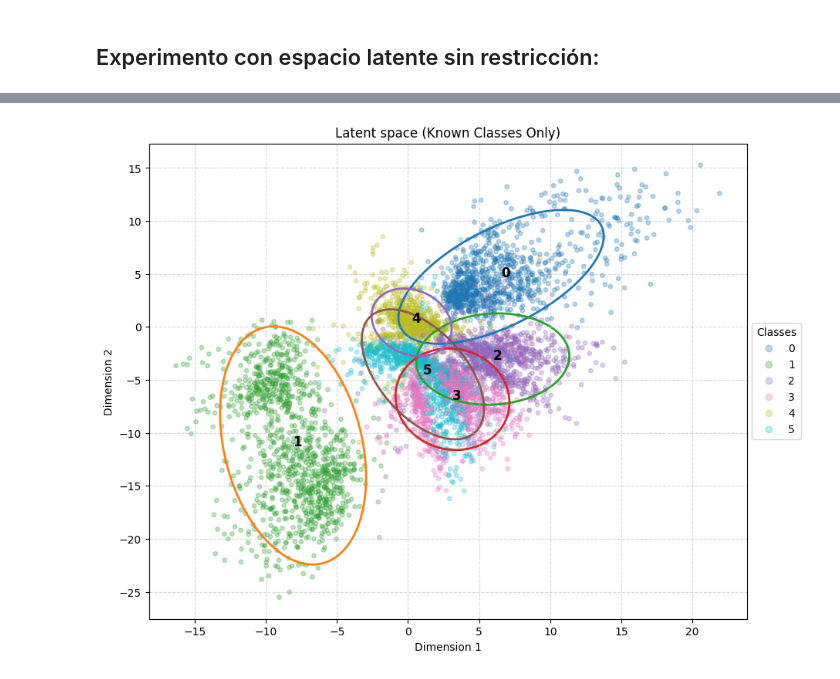
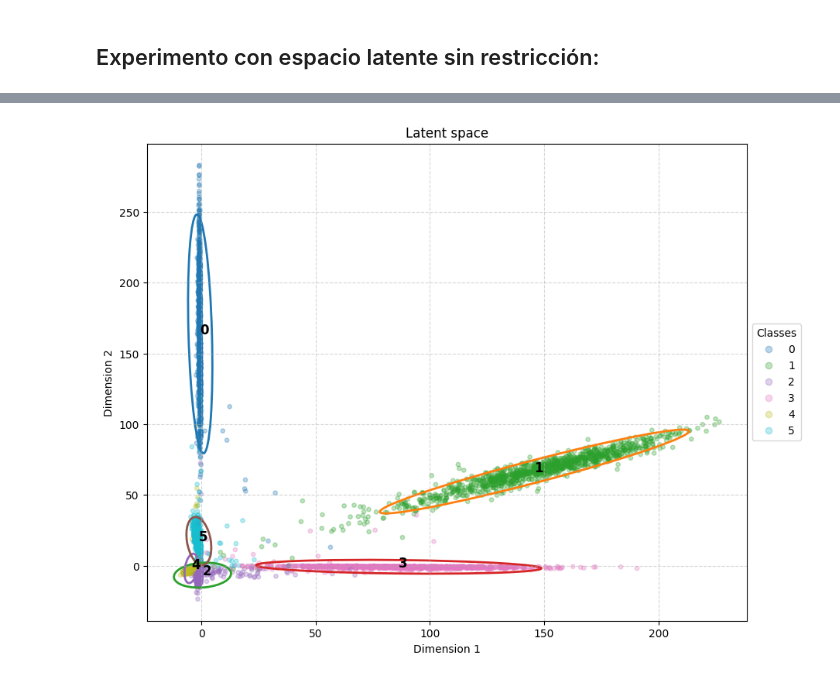
Before and after one commit to Lucy-syu/Out-of-distribution-Detection-Model, a Jupyter notebook: OODAutoencoder.ipynb, the cells around one changed output, grey strips where cells are left out. Drawn from its saved outputs; the diff is of its cells as text; code cells hidden in the pictures.

```diff
--- a/OODAutoencoder.ipynb
+++ b/OODAutoencoder.ipynb
@@ -123,6 +119,7 @@ def learning_loop(train_dataloader, val_dataloader, model, epochs, loss_fn, lear
 
   with tqdm(range(epochs), desc="Epoch:") as pbar:
     for epoch in pbar:
+      model.train()
       steps_loss_list = []
       for x_true, y_true in train_dataloader:
         y_pred, _ = model(x_true)                           # Forward
@@ -137,6 +134,7 @@ def learning_loop(train_dataloader, val_dataloader, model, epochs, loss_fn, lear
       pbar.set_postfix(loss=f"{train_loss:.4f}")
 
       if epoch % validation_freq == 0:
+        model.eval()
         val_step_loss_list = []
         val_correct_answers = 0
 
@@ -148,6 +146,7 @@ def learning_loop(train_dataloader, val_dataloader, model, epochs, loss_fn, lear
 
           val_loss = torch.tensor(val_step_loss_list).mean()
           val_loss_list.append(val_loss.cpu())
+          #pbar.set_postfix(val_loss=f"{val_loss:.4f}")
 
         early_stop.check_stop(val_loss)
         if early_stop.stop:
@@ -416,12 +1038,10 @@ labels_list = []
 
 with torch.no_grad():
     for x_test, y_test in test_loader:
-        x_test = x_test.to(device) # Enviar al dispositivo
-        _, latent = model_final(x_test)
+        _, latent = model(x_test)
         encodings_list.append(latent.cpu())
         labels_list.append(y_test.cpu())
 
-# Estas variables globales se usarán también en la Celda 4
 encodings_np = torch.cat(encodings_list).numpy()
 labels_np = torch.cat(labels_list).numpy()
 
@@ -474,65 +1139,63 @@ plt.show()
 # %%
-encodings_known_list = []
-labels_known_list = []
+encodings_list = []
+labels_list = []
 test_dataset_known = filter_dataset(test_dataset, training_labels)
-test_loader_known = DataLoader(test_dataset_known,
+test_loader = DataLoader(test_dataset_known,
                          batch_size=batch_size,
                          shuffle=False)
 
 with torch.no_grad():
-    for x_test, y_test in test_loader_known:
-        x_test = x_test.to(device) # Enviar al dispositivo
-        _, latent = model_final(x_test)
-        encodings_known_list.append(latent.cpu())
-        labels_known_list.append(y_test.cpu())
+    for x_test, y_test in test_loader:
+        _, latent = model(x_test)
+        encodings_list.append(latent.cpu())
+        labels_list.append(y_test.cpu())
 
-# Renombramos las variables para no pisar los datos de la Celda 4
-encodings_known_np = torch.cat(encodings_known_list).numpy()
-labels_known_np = torch.cat(labels_known_list).numpy()
+encodings_np = torch.cat(encodings_list).numpy()
+labels_np = torch.cat(labels_list).numpy()
 
 fig, ax = plt.subplots(figsize=(10, 8))
 
 scatter = ax.scatter(
-    encodings_known_np[:, 0],
-    encodings_known_np[:, 1],
-    c=labels_known_np,
+    encodings_np[:, 0],
+    encodings_np[:, 1],
+    c=labels_np,
     cmap='tab10',
     alpha=0.3,
     s=15
 )
 
-ax.set_title('Latent space (Known Classes Only)')
+ax.set_title('Latent space')
 ax.set_xlabel('Dimension 1')
 ax.set_ylabel('Dimension 2')
 ax.grid(True, linestyle='--', alpha=0.5)
 
 for clase in range(6):
-    puntos_clase = encodings_known_np[labels_known_np == clase]
+    puntos_clase = encodings_np[labels_np == clase]
     if len(puntos_clase) > 1: # We need at least 2 points to calculate covariance
 
         # Get the color for this class to match the scatter plot
         color = plt.cm.tab10(clase / 10.0)
 
         # Use our new function!
+        # n_std=2 means we draw the boundary that contains ~95% of the points
         ellipse = covariance_ellipse(
             puntos_clase,
             num_of_stds=2.0,
             edgecolor=color,
-            facecolor='none',
+            facecolor='none', # Keep it transparent inside
             linewidth=2,
-            linestyle='-' # Todo es conocido aquí, línea sólida
+            linestyle='-' if clase <= 5 else '--' # Solid for Known, Dashed for OOD
         )
 
         ax.add_patch(ellipse)
 
         # Optional: Add the class number at the center of the cluster
         center = np.mean(puntos_clase, axis=0)
         ax.text(center[0], center[1], str(clase), fontsize=12, weight='bold', color='black')
 
 legend_handles, _ = scatter.legend_elements()
-# Cambiado a range(6) para evitar el error de IndexError en los handles
-ax.legend(legend_handles, [str(i) for i in range(6)], title="Classes", loc='center left', bbox_to_anchor=(1, 0.5))
+ax.legend(legend_handles, [str(i) for i in range(10)], title="Classes", loc='center left', bbox_to_anchor=(1, 0.5))
 
 plt.show()
 # %% [output]
-[figure, old version]
+[figure, new version]
```
Also changed, not shown: parts of 35 cells of this notebook.
